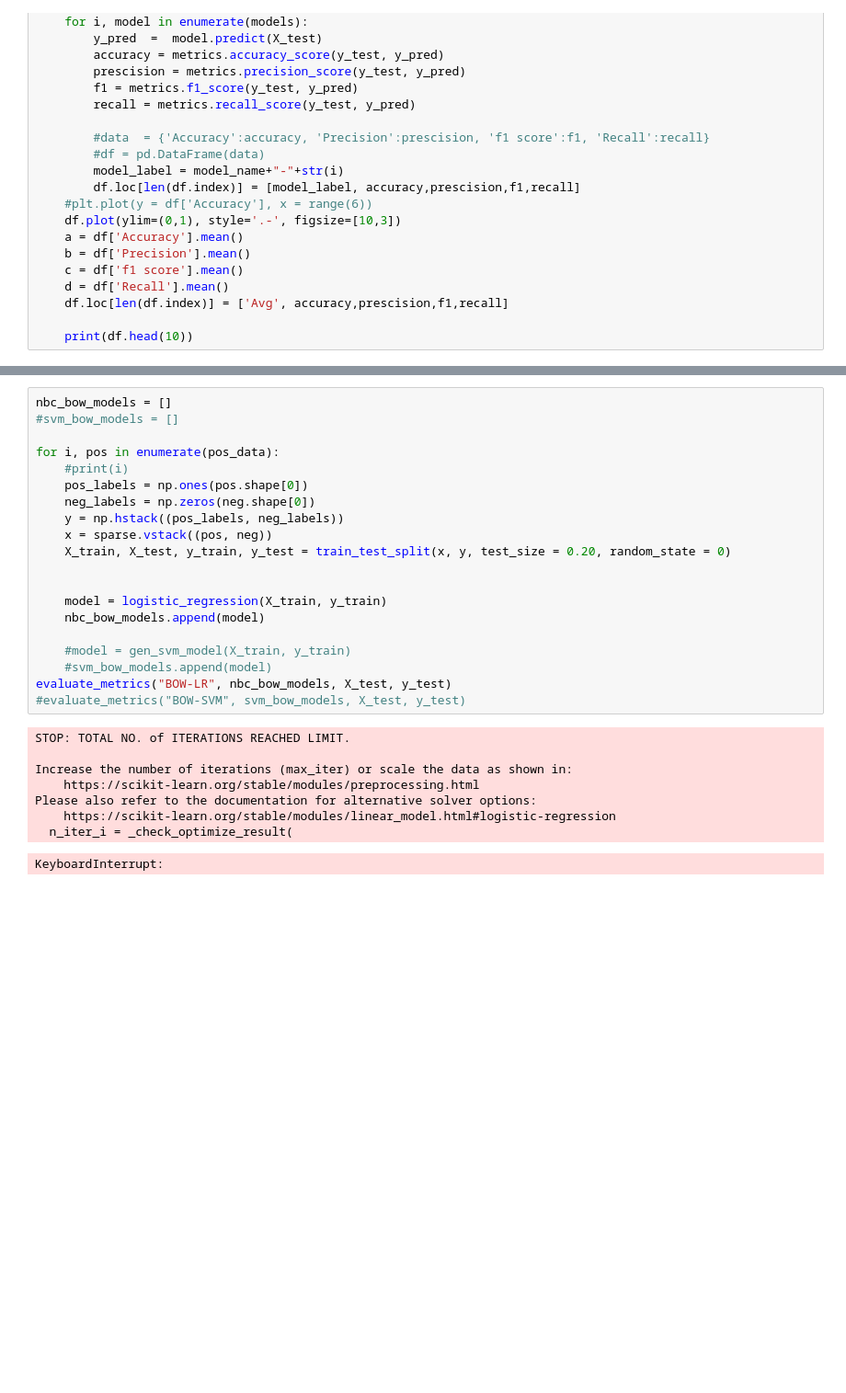
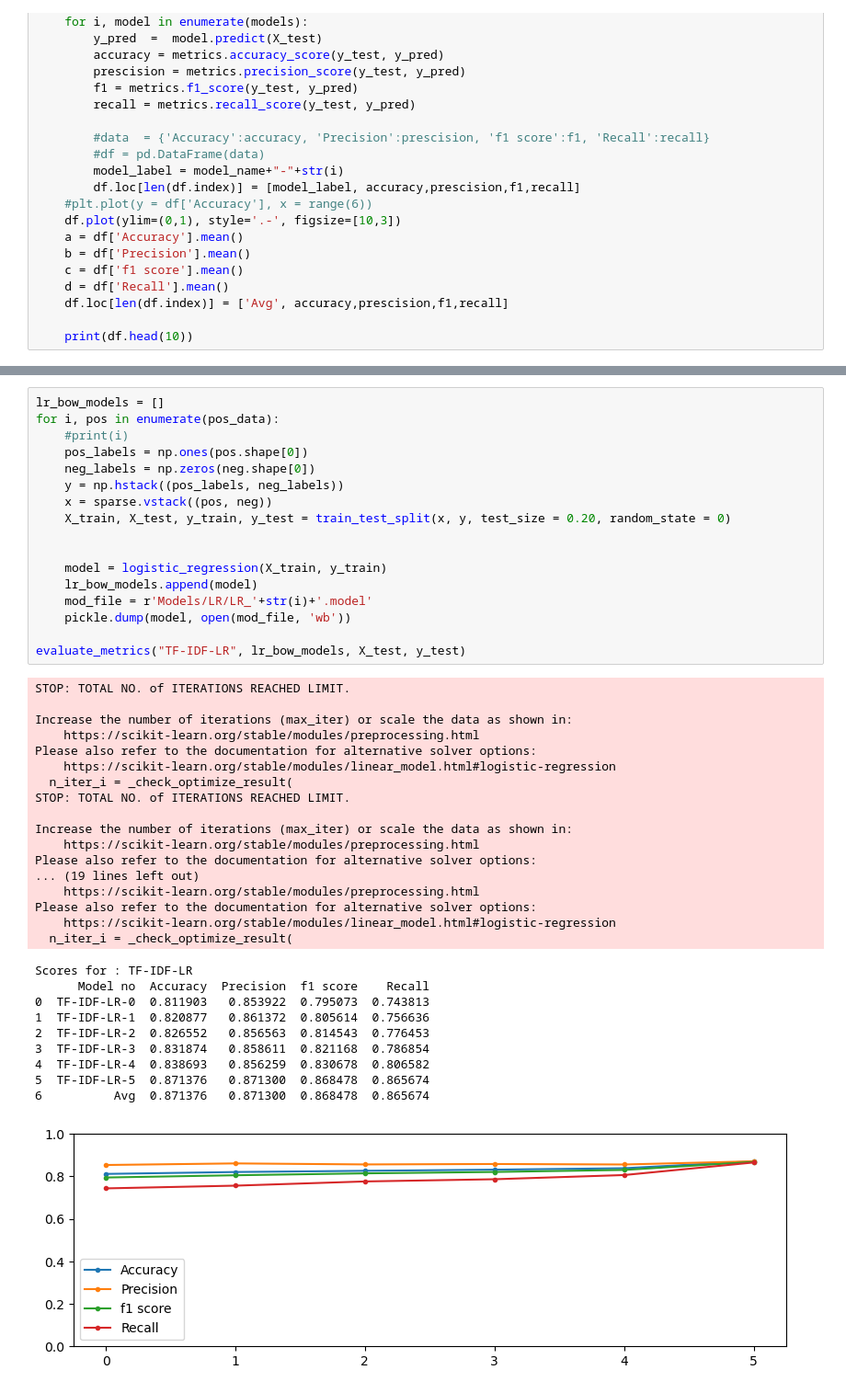
Before and after one commit to gyan-krishna/Amazon_food_review, a Jupyter notebook: 4. Naive Bayes.ipynb, the cells around one changed output, grey strips where cells are left out. Shown at 92% size. Saved outputs shown, nothing was run; the diff lists cells and outputs as text; blank space fills up the shorter version.

```diff
--- a/4. Naive Bayes.ipynb
+++ b/4. Naive Bayes.ipynb
@@ -144,29 +147,45 @@ Scores for : BOW-NBC
 # %%
-nbc_bow_models = []
-#svm_bow_models = []
-
+lr_bow_models = []
 for i, pos in enumerate(pos_data):
     #print(i)
     pos_labels = np.ones(pos.shape[0])
     neg_labels = np.zeros(neg.shape[0])
     y = np.hstack((pos_labels, neg_labels))
     x = sparse.vstack((pos, neg))
     X_train, X_test, y_train, y_test = train_test_split(x, y, test_size = 0.20, random_state = 0)
 
 
     model = logistic_regression(X_train, y_train)
-    nbc_bow_models.append(model)
+    lr_bow_models.append(model)
+    mod_file = r'Models/LR/LR_'+str(i)+'.model'
+    pickle.dump(model, open(mod_file, 'wb'))
 
-    #model = gen_svm_model(X_train, y_train)
-    #svm_bow_models.append(model)
-evaluate_metrics("BOW-LR", nbc_bow_models, X_test, y_test)
-#evaluate_metrics("BOW-SVM", svm_bow_models, X_test, y_test)
+evaluate_metrics("TF-IDF-LR", lr_bow_models, X_test, y_test)
 # %% [output]
 STOP: TOTAL NO. of ITERATIONS REACHED LIMIT.
 
 Increase the number of iterations (max_iter) or scale the data as shown in:
     https://scikit-learn.org/stable/modules/preprocessing.html
 Please also refer to the documentation for alternative solver options:
     https://scikit-learn.org/stable/modules/linear_model.html#logistic-regression
   n_iter_i = _check_optimize_result(
+STOP: TOTAL NO. of ITERATIONS REACHED LIMIT.
+
+Increase the number of iterations (max_iter) or scale the data as shown in:
+    https://scikit-learn.org/stable/modules/preprocessing.html
+Please also refer to the documentation for alternative solver options:
+... (19 lines left out)
+    https://scikit-learn.org/stable/modules/preprocessing.html
+Please also refer to the documentation for alternative solver options:
+    https://scikit-learn.org/stable/modules/linear_model.html#logistic-regression
+  n_iter_i = _check_optimize_result(
-KeyboardInterrupt:
+Scores for : TF-IDF-LR
+      Model no  Accuracy  Precision  f1 score    Recall
+0  TF-IDF-LR-0  0.811903   0.853922  0.795073  0.743813
+1  TF-IDF-LR-1  0.820877   0.861372  0.805614  0.756636
+2  TF-IDF-LR-2  0.826552   0.856563  0.814543  0.776453
+3  TF-IDF-LR-3  0.831874   0.858611  0.821168  0.786854
+4  TF-IDF-LR-4  0.838693   0.856259  0.830678  0.806582
+5  TF-IDF-LR-5  0.871376   0.871300  0.868478  0.865674
+6          Avg  0.871376   0.871300  0.868478  0.865674
+[figure, added]
```
Also changed, not shown: parts of 19 cells of this notebook, 33 other files.
